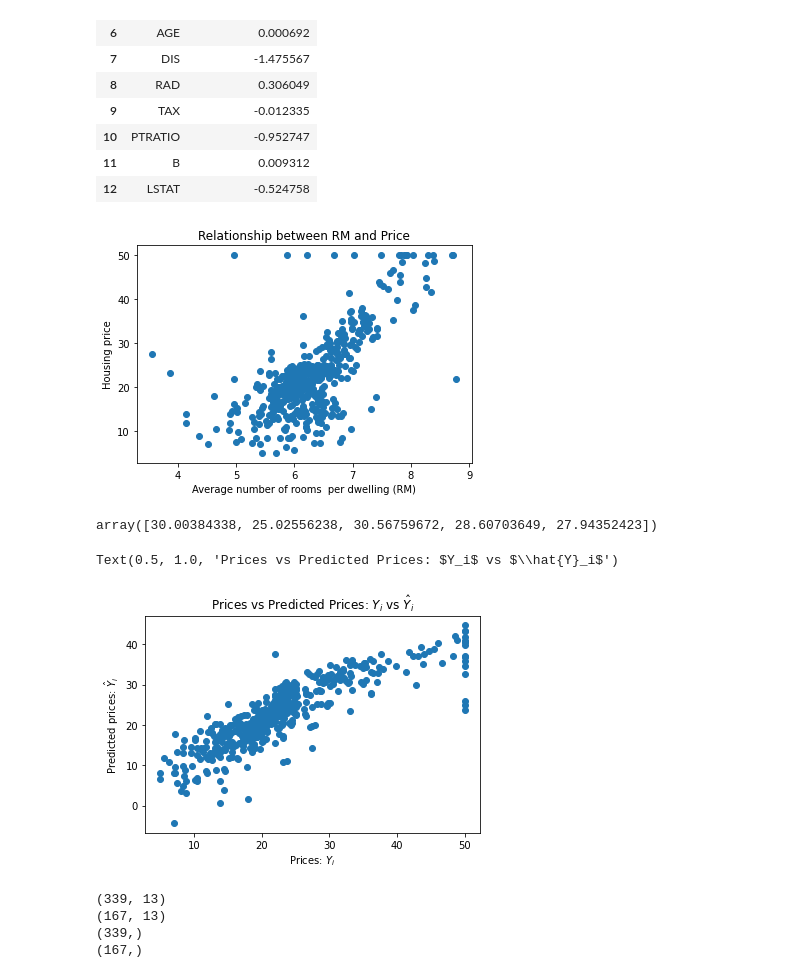
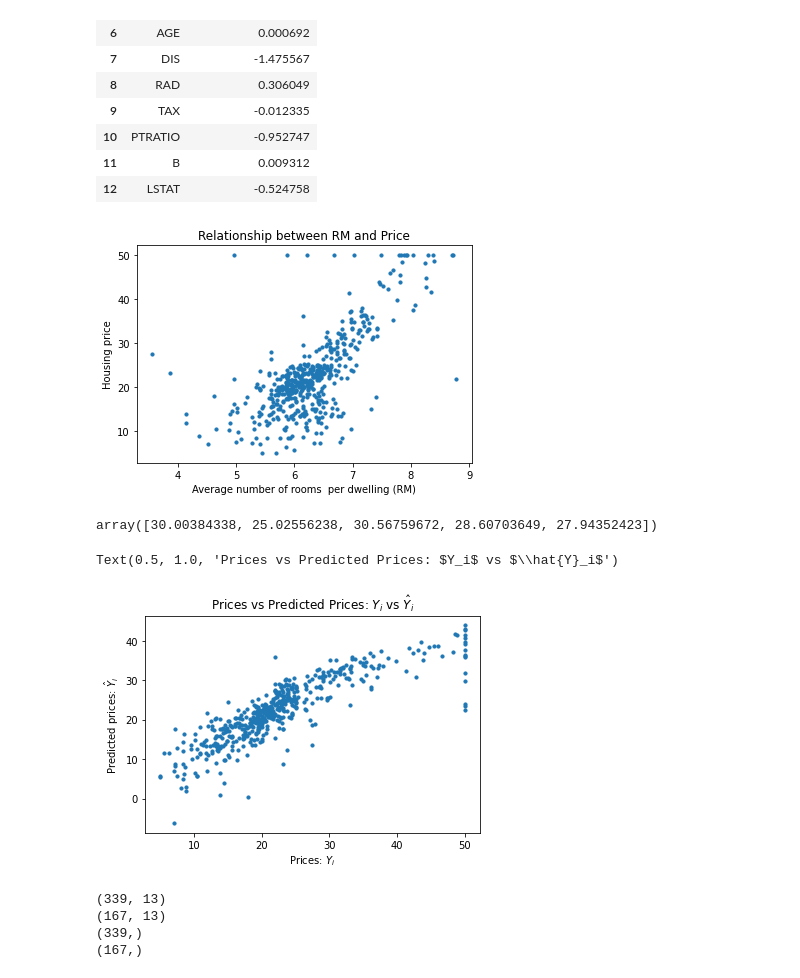
Before and after one commit to adielwesley/linear-regression-for-boston-dataset-practice, a Jupyter notebook: Linear_Regression_for_Boston_House_dataset.ipynb, the cells around one changed output. Saved outputs shown, nothing was run; the diff lists cells and outputs as text; code cells hidden in the pictures.

Commit message:
Adjust in scatter plot's dots size

```diff
--- a/Linear_Regression_for_Boston_House_dataset.ipynb
+++ b/Linear_Regression_for_Boston_House_dataset.ipynb
@@ -100,25 +100,25 @@ pd.DataFrame(zip(X.columns, lm.coef_), columns= ['features','estimatedCoefficien
 | 11 | B | 0.009312 |
 | 12 | LSTAT | -0.524758 |
 # %%
-plt.scatter(X.RM, Y.PRICE)
+plt.scatter(X.RM, Y.PRICE, s = 10)
 plt.xlabel("Average number of rooms  per dwelling (RM)")
 plt.ylabel("Housing price")
 plt.title("Relationship between RM and Price")
 plt.show()
 # %% [output]
-[figure, old version]
+[figure, new version]
 # %%
 lm.predict(X)[:5]
 # %% [output]
 array([30.00384338, 25.02556238, 30.56759672, 28.60703649, 27.94352423])
 # %%
-plt.scatter(Y.PRICE, lm.predict(X))
+plt.scatter(Y.PRICE, lm.predict(X),s = 10)
 plt.xlabel("Prices: $Y_i$")
 plt.ylabel("Predicted prices: $\hat{Y}_i$")
 plt.title("Prices vs Predicted Prices: $Y_i$ vs $\hat{Y}_i$")
 # %% [output]
 Text(0.5, 1.0, 'Prices vs Predicted Prices: $Y_i$ vs $\\hat{Y}_i$')
-[figure, old version]
+[figure, new version]
 # %%
 X_train, X_test, Y_train, Y_test = sklearn.model_selection.train_test_split(X, Y.PRICE, test_size=0.33, random_state = 5)
 print(X_train.shape)
```
